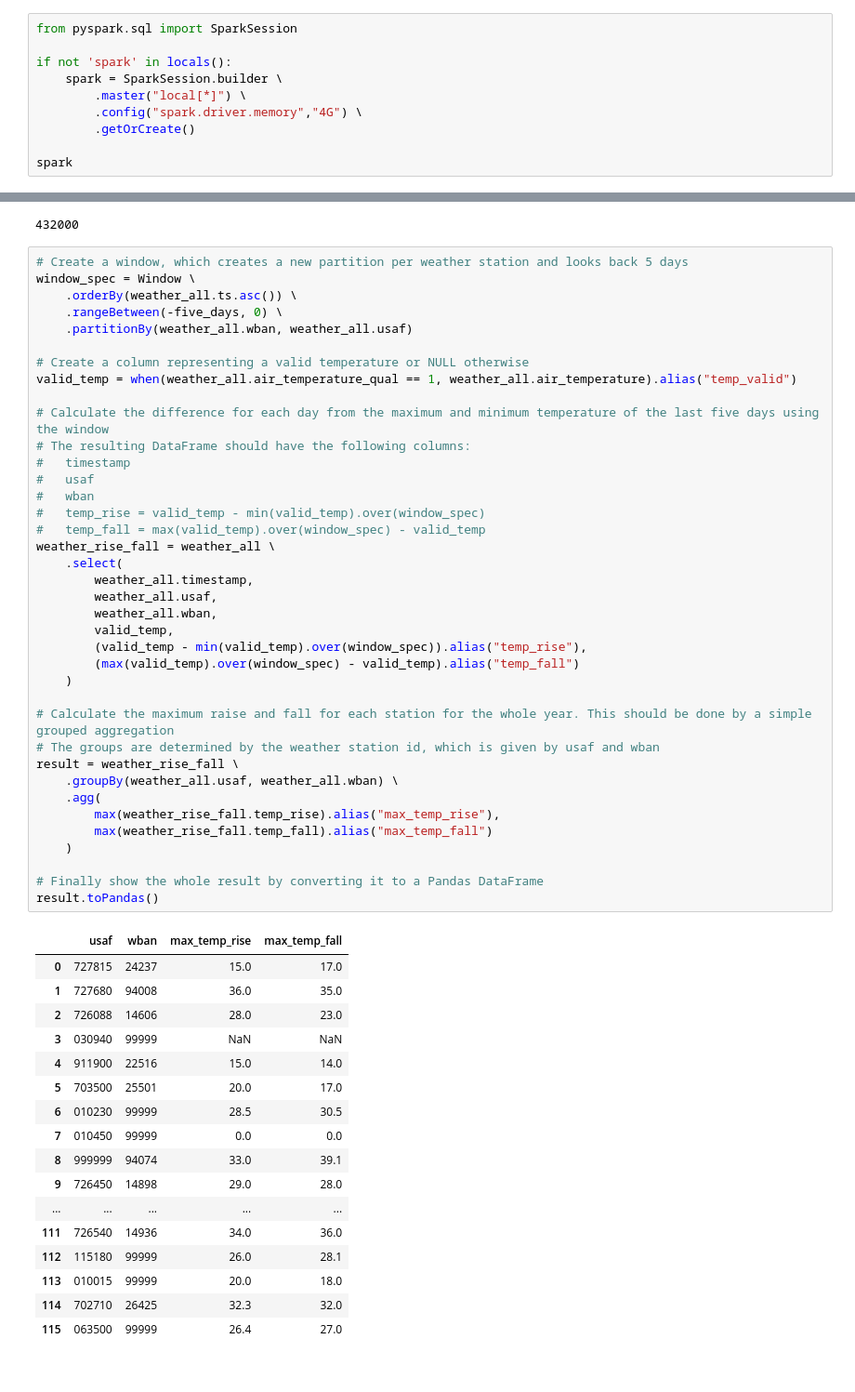
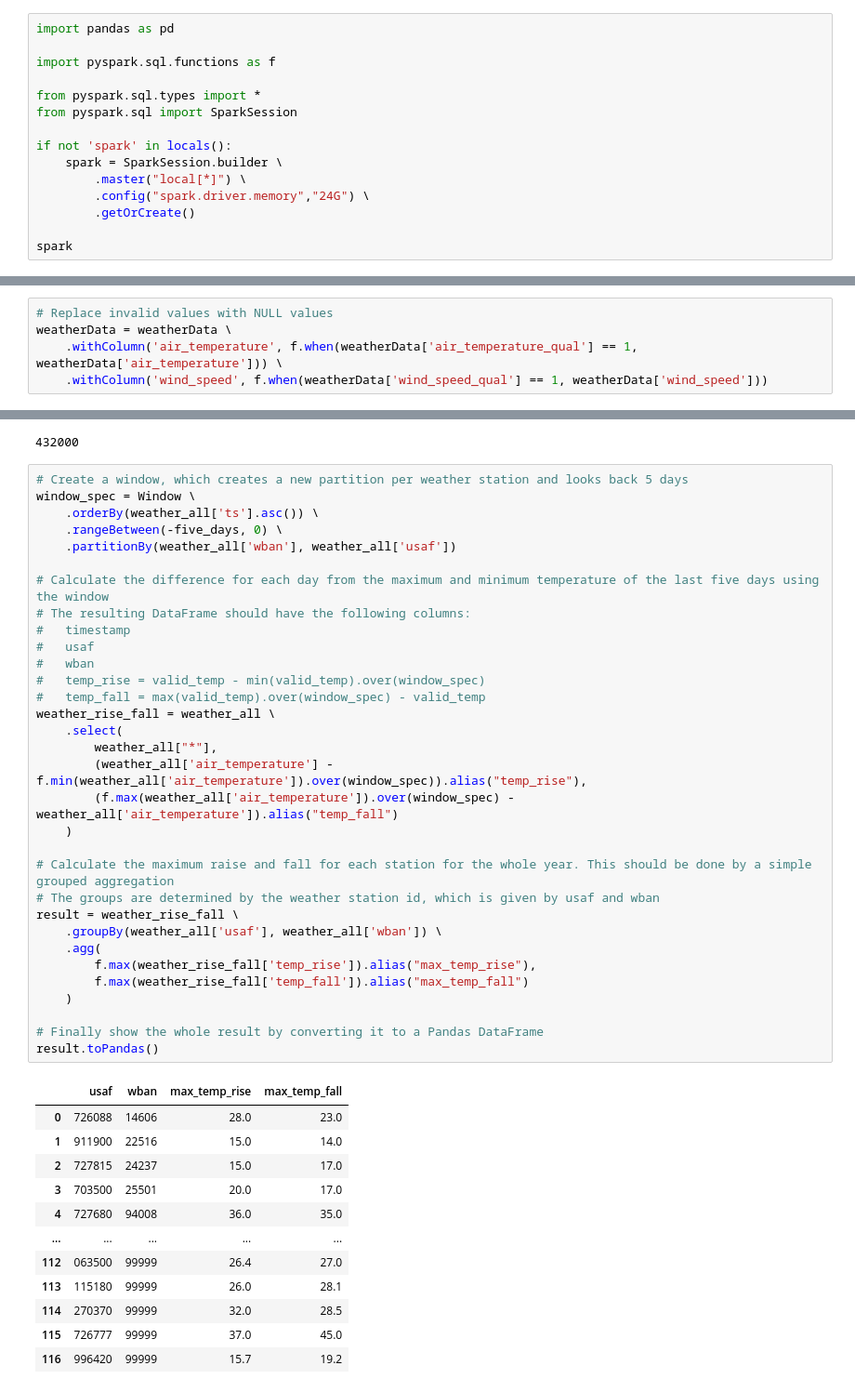
Before and after one commit to dimajix/pyspark-advanced, a Jupyter notebook: jupyter-windows/Weather Analysis - Full.ipynb, the cells around one changed output, grey strips where cells are left out. Shown at 93% size. Saved outputs shown, nothing was run; the diff lists cells and outputs as text.

```diff
--- a/jupyter-windows/Weather Analysis - Full.ipynb
+++ b/jupyter-windows/Weather Analysis - Full.ipynb
@@ -5,12 +5,17 @@ Spark also supports window functions for aggregations. Window functions allow mo
 
 In this example, we will use the weather data and add a sliding average temparature to the existing columns. The result DataFrame shall have both metrics: The actual temperature (as stored in the original records) and an averaged value.
 # %%
+import pandas as pd
+
+import pyspark.sql.functions as f
+
+from pyspark.sql.types import *
 from pyspark.sql import SparkSession
 
 if not 'spark' in locals():
     spark = SparkSession.builder \
         .master("local[*]") \
-        .config("spark.driver.memory","4G") \
+        .config("spark.driver.memory","24G") \
         .getOrCreate()
 
 spark
@@ -47,4 +56,9 @@ weatherData = rawWeatherData.select(
 )
+# %%
+# Replace invalid values with NULL values
+weatherData = weatherData \
+    .withColumn('air_temperature', f.when(weatherData['air_temperature_qual'] == 1, weatherData['air_temperature'])) \
+    .withColumn('wind_speed', f.when(weatherData['wind_speed_qual'] == 1, weatherData['wind_speed']))
 # %%
 # Make the weather data available as a temporary view
 weather_all = weatherData.cache()
@@ -412,56 +326,45 @@ five_days
 # %%
 # Create a window, which creates a new partition per weather station and looks back 5 days
 window_spec = Window \
-    .orderBy(weather_all.ts.asc()) \
+    .orderBy(weather_all['ts'].asc()) \
     .rangeBetween(-five_days, 0) \
-    .partitionBy(weather_all.wban, weather_all.usaf)
-
-# Create a column representing a valid temperature or NULL otherwise
-valid_temp = when(weather_all.air_temperature_qual == 1, weather_all.air_temperature).alias("temp_valid")
+    .partitionBy(weather_all['wban'], weather_all['usaf'])
 
 # Calculate the difference for each day from the maximum and minimum temperature of the last five days using the window
 # The resulting DataFrame should have the following columns:
 #   timestamp
 #   usaf
 #   wban
 #   temp_rise = valid_temp - min(valid_temp).over(window_spec)
 #   temp_fall = max(valid_temp).over(window_spec) - valid_temp
 weather_rise_fall = weather_all \
     .select(
-        weather_all.timestamp,
-        weather_all.usaf,
-        weather_all.wban,
-        valid_temp,
-        (valid_temp - min(valid_temp).over(window_spec)).alias("temp_rise"),
-        (max(valid_temp).over(window_spec) - valid_temp).alias("temp_fall")
+        weather_all["*"],
+        (weather_all['air_temperature'] - f.min(weather_all['air_temperature']).over(window_spec)).alias("temp_rise"),
+        (f.max(weather_all['air_temperature']).over(window_spec) - weather_all['air_temperature']).alias("temp_fall")
     )
 
 # Calculate the maximum raise and fall for each station for the whole year. This should be done by a simple grouped aggregation
 # The groups are determined by the weather station id, which is given by usaf and wban
 result = weather_rise_fall \
-    .groupBy(weather_all.usaf, weather_all.wban) \
+    .groupBy(weather_all['usaf'], weather_all['wban']) \
     .agg(
-        max(weather_rise_fall.temp_rise).alias("max_temp_rise"),
-        max(weather_rise_fall.temp_fall).alias("max_temp_fall")
+        f.max(weather_rise_fall['temp_rise']).alias("max_temp_rise"),
+        f.max(weather_rise_fall['temp_fall']).alias("max_temp_fall")
     )
 
 # Finally show the whole result by converting it to a Pandas DataFrame
 result.toPandas()
 # %% [output]
 |  | usaf | wban | max_temp_rise | max_temp_fall |
-| 0 | 727815 | 24237 | 15.0 | 17.0 |
-| 1 | 727680 | 94008 | 36.0 | 35.0 |
-| 2 | 726088 | 14606 | 28.0 | 23.0 |
-| 3 | 030940 | 99999 | NaN | NaN |
-| 4 | 911900 | 22516 | 15.0 | 14.0 |
-| 5 | 703500 | 25501 | 20.0 | 17.0 |
-| 6 | 010230 | 99999 | 28.5 | 30.5 |
-| 7 | 010450 | 99999 | 0.0 | 0.0 |
-| 8 | 999999 | 94074 | 33.0 | 39.1 |
-| 9 | 726450 | 14898 | 29.0 | 28.0 |
+| 0 | 726088 | 14606 | 28.0 | 23.0 |
+| 1 | 911900 | 22516 | 15.0 | 14.0 |
+| 2 | 727815 | 24237 | 15.0 | 17.0 |
+| 3 | 703500 | 25501 | 20.0 | 17.0 |
+| 4 | 727680 | 94008 | 36.0 | 35.0 |
 | ... | ... | ... | ... | ... |
-| 111 | 726540 | 14936 | 34.0 | 36.0 |
-| 112 | 115180 | 99999 | 26.0 | 28.1 |
-| 113 | 010015 | 99999 | 20.0 | 18.0 |
-| 114 | 702710 | 26425 | 32.3 | 32.0 |
-| 115 | 063500 | 99999 | 26.4 | 27.0 |
+| 112 | 063500 | 99999 | 26.4 | 27.0 |
+| 113 | 115180 | 99999 | 26.0 | 28.1 |
+| 114 | 270370 | 99999 | 32.0 | 28.5 |
+| 115 | 726777 | 99999 | 37.0 | 45.0 |
+| 116 | 996420 | 99999 | 15.7 | 19.2 |
```
Also changed, not shown: parts of 41 cells of this notebook, 5 other files.
